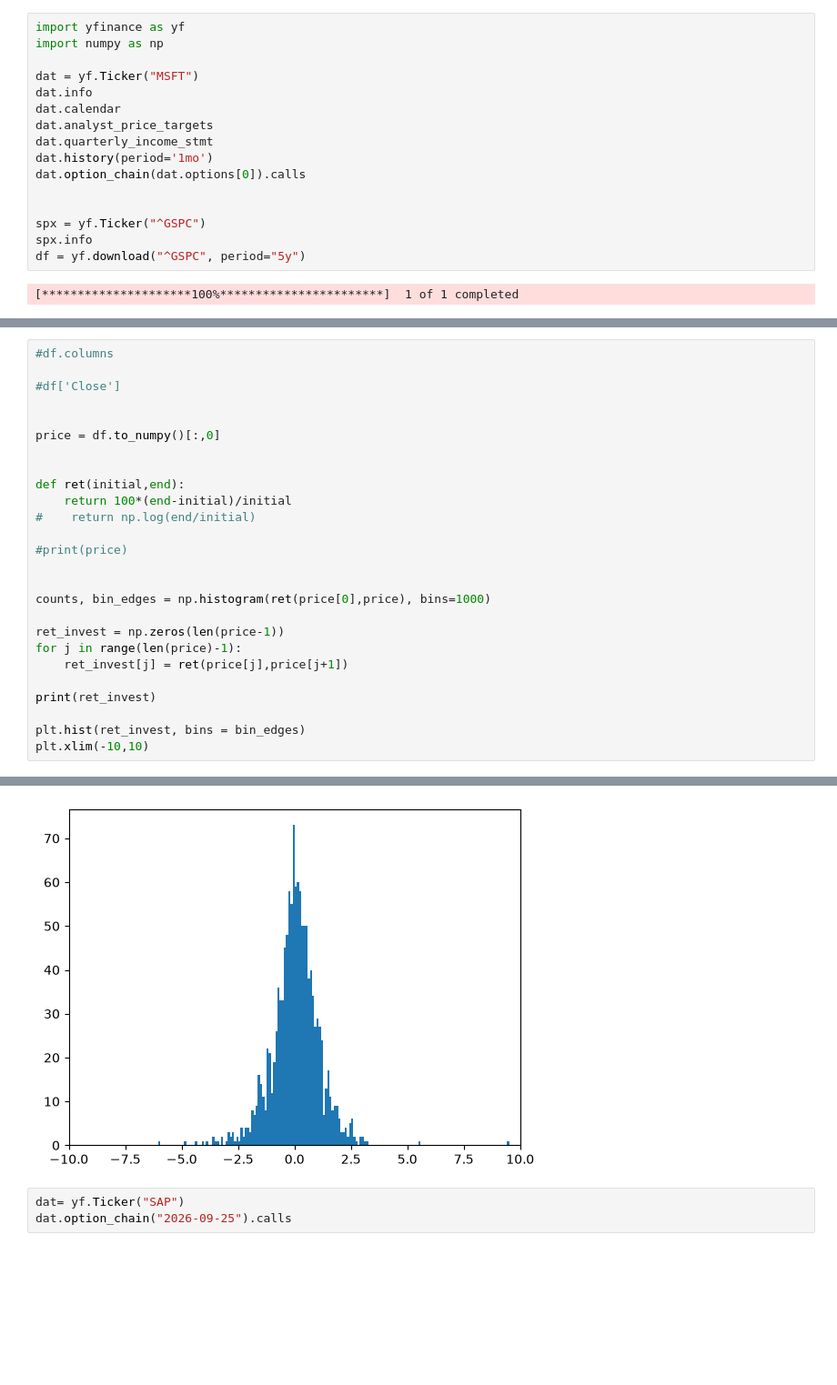
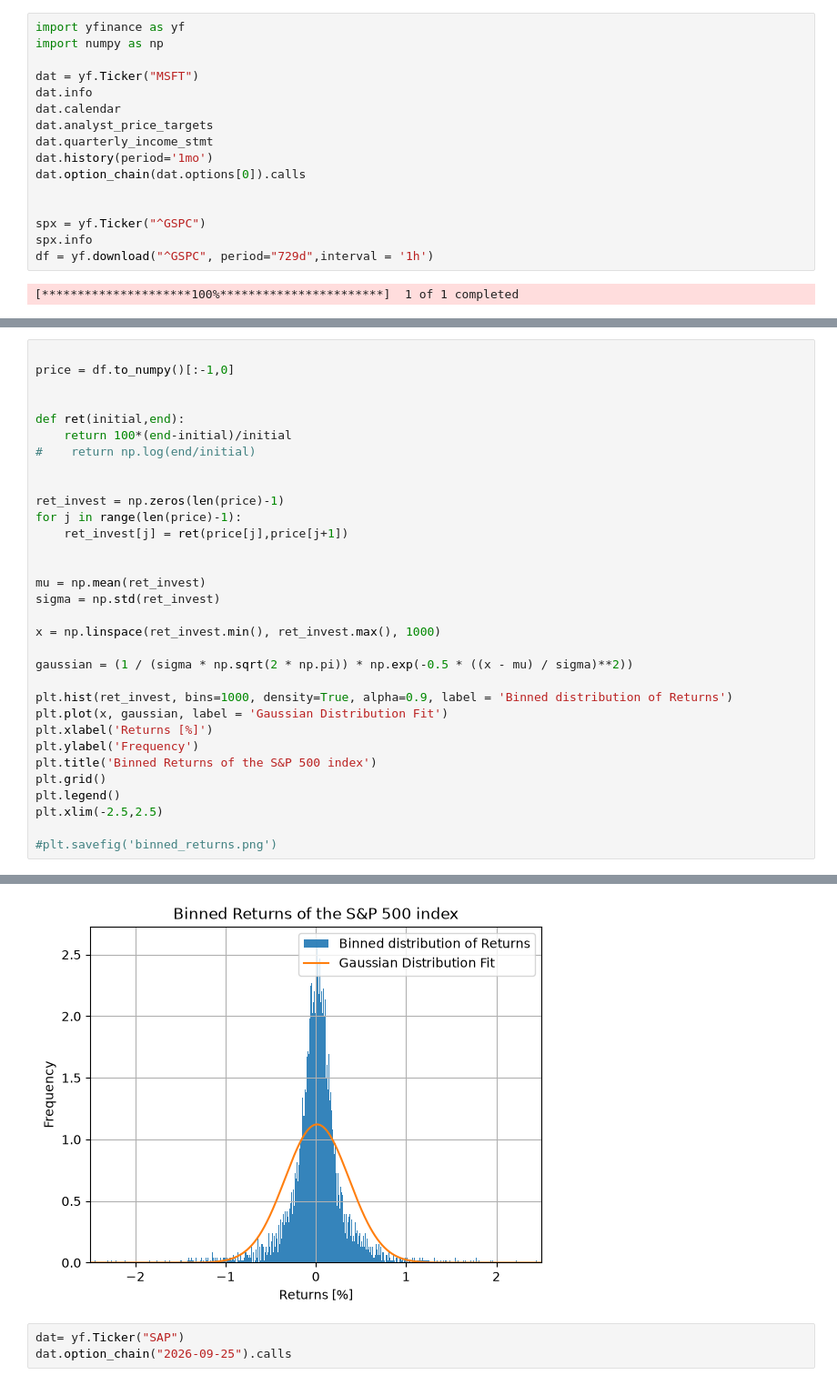
Before and after one commit to AeternoModo/Perfromance-and-Calibration-of-the-Jump-Diffusion-Model, a Jupyter notebook: strategies/data/(demo)data_extraction_backtest.ipynb, the cells around one changed output, grey strips where cells are left out. Shown at 91% size. Saved outputs shown, nothing was run; the diff lists cells and outputs as text; blank space fills up the shorter version.

Commit message:
completed graphic representation

```diff
--- a/strategies/data/(demo)data_extraction_backtest.ipynb
+++ b/strategies/data/(demo)data_extraction_backtest.ipynb
@@ -261,6 +261,6 @@ dat.option_chain(dat.options[0]).calls
 
 spx = yf.Ticker("^GSPC")
 spx.info
-df = yf.download("^GSPC", period="5y")
+df = yf.download("^GSPC", period="729d",interval = '1h')
 # %% [output]
 [*********************100%***********************]  1 of 1 completed
@@ -267,27 +287,33 @@ df = yf.download("^GSPC", period="5y")
 # %%
-#df.columns
 
-#df['Close']
-
-
-price = df.to_numpy()[:,0]
+price = df.to_numpy()[:-1,0]
 
 
 def ret(initial,end):
     return 100*(end-initial)/initial
 #    return np.log(end/initial)
 
-#print(price)
 
-
-counts, bin_edges = np.histogram(ret(price[0],price), bins=1000)
-
-ret_invest = np.zeros(len(price-1))
+ret_invest = np.zeros(len(price)-1)
 for j in range(len(price)-1):
     ret_invest[j] = ret(price[j],price[j+1])
 
-print(ret_invest)
 
-plt.hist(ret_invest, bins = bin_edges)
-plt.xlim(-10,10)
+mu = np.mean(ret_invest)
+sigma = np.std(ret_invest)
+
+x = np.linspace(ret_invest.min(), ret_invest.max(), 1000)
+
+gaussian = (1 / (sigma * np.sqrt(2 * np.pi)) * np.exp(-0.5 * ((x - mu) / sigma)**2))
+
+plt.hist(ret_invest, bins=1000, density=True, alpha=0.9, label = 'Binned distribution of Returns')
+plt.plot(x, gaussian, label = 'Gaussian Distribution Fit')
+plt.xlabel('Returns [%]')
+plt.ylabel('Frequency')
+plt.title('Binned Returns of the S&P 500 index')
+plt.grid()
+plt.legend()
+plt.xlim(-2.5,2.5)
+
+#plt.savefig('binned_returns.png')
 # %% [output]
@@ -297,4 +321,4 @@ plt.xlim(-10,10)
-[figure, old version]
+[figure, new version]
 # %%
 dat= yf.Ticker("SAP")
 dat.option_chain("2026-09-25").calls
```
Also changed, not shown: parts of 2 cells of this notebook.
